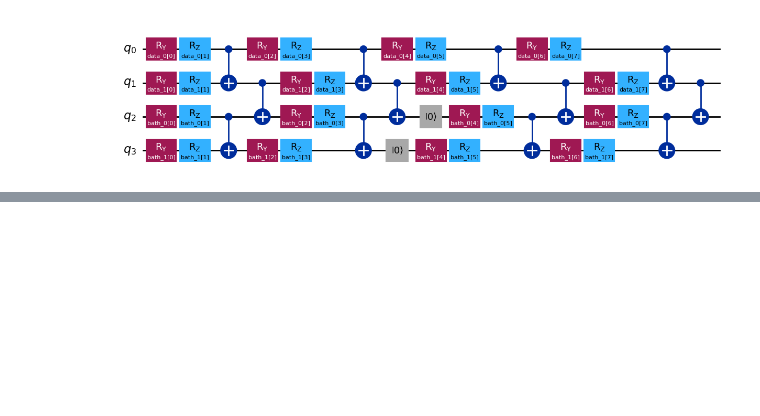
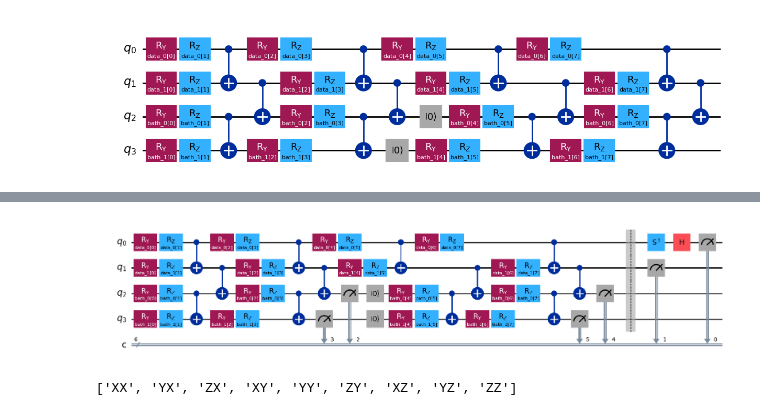
Before and after one commit to bzGit06/HaarQML, a Jupyter notebook: HDT_purity_qiskit.ipynb, the cells around one changed output, grey strips where cells are left out. Saved outputs shown, nothing was run; the diff lists cells and outputs as text; code cells hidden in the pictures; blank space fills up the shorter version.

```diff
--- a/HDT_purity_qiskit.ipynb
+++ b/HDT_purity_qiskit.ipynb
@@ -324,0 +85,18 @@ plt.grid(linestyle='--')
+# %%
+# simple test run
+n_batch = 10
+n_step = 1
+n_depth = 4
+n_bath = 2
+
+n_total_param = (2 + n_bath) * (2 * n_depth * n_step)
+param_random = np.random.uniform(0, 4. * np.pi, (n_batch, n_total_param))
+
+circuit = create_circuit(n_step, n_depth, n_bath)
+
+pub = (circuit, observables, param_random)
+job = estimator.run([pub])
+r_vals = job.result()[0].data.evs
+purity = (1. + (r_vals ** 2.).sum(0)) / 4.
+
+purity.mean()
@@ -324,0 +154,3 @@ plt.grid(linestyle='--')
+# %%
+backend = FakeKyiv()
+estimator = EstimatorV2(mode=backend)
@@ -324,0 +295,10 @@ plt.grid(linestyle='--')
+# %%
+circuit = create_circuit_record(2, 2, 2, 'YZ')
+circuit.draw('mpl')
+# %% [output]
+[figure, added]
+# %%
+pauli_op = ['X', 'Y', 'Z']
+pauli_strs = [q + p for p in pauli_op for q in pauli_op]
+# %% [output]
+['XX', 'YX', 'ZX', 'XY', 'YY', 'ZY', 'XZ', 'YZ', 'ZZ']
```
Also changed, not shown: parts of 47 cells of this notebook.
